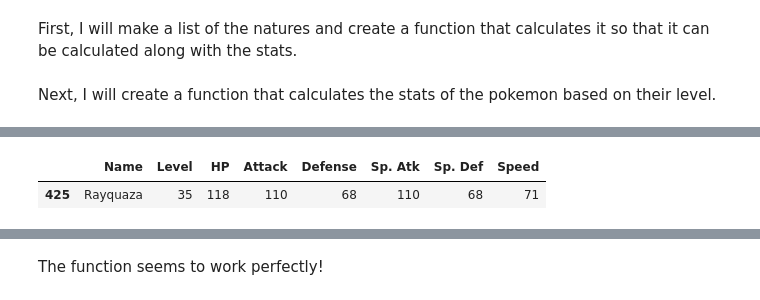
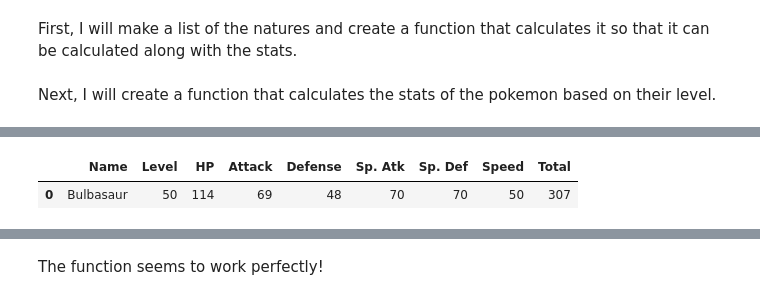
Before and after one commit to reondaze-a/Streamlit-Project, a Jupyter notebook: EDA Pokemon.ipynb, the cells around one changed output, grey strips where cells are left out. Drawn from its saved outputs; the diff is of its cells as text; code cells hidden in the pictures.

```diff
--- a/EDA Pokemon.ipynb
+++ b/EDA Pokemon.ipynb
@@ -238,8 +308,8 @@ stats('Bulbasaur', 50, ev_atk=70, ev_hp=74)
 # %%
-stats('Rayquaza', 35)
+stats('Bulbasaur', 50, ev_atk=70, ev_hp=74, nature='Lonely')
 # %% [output]
-|  | Name | Level | HP | Attack | Defense | Sp. Atk | Sp. Def | Speed |
-| 425 | Rayquaza | 35 | 118 | 110 | 68 | 110 | 68 | 71 |
+|  | Name | Level | HP | Attack | Defense | Sp. Atk | Sp. Def | Speed | Total |
+| 0 | Bulbasaur | 50 | 114 | 69 | 48 | 70 | 70 | 50 | 307 |
 # %%
 stats('Froakie', 10, ev_speed=252)
 # %% [output]
```
Also changed, not shown: parts of 42 cells of this notebook.
